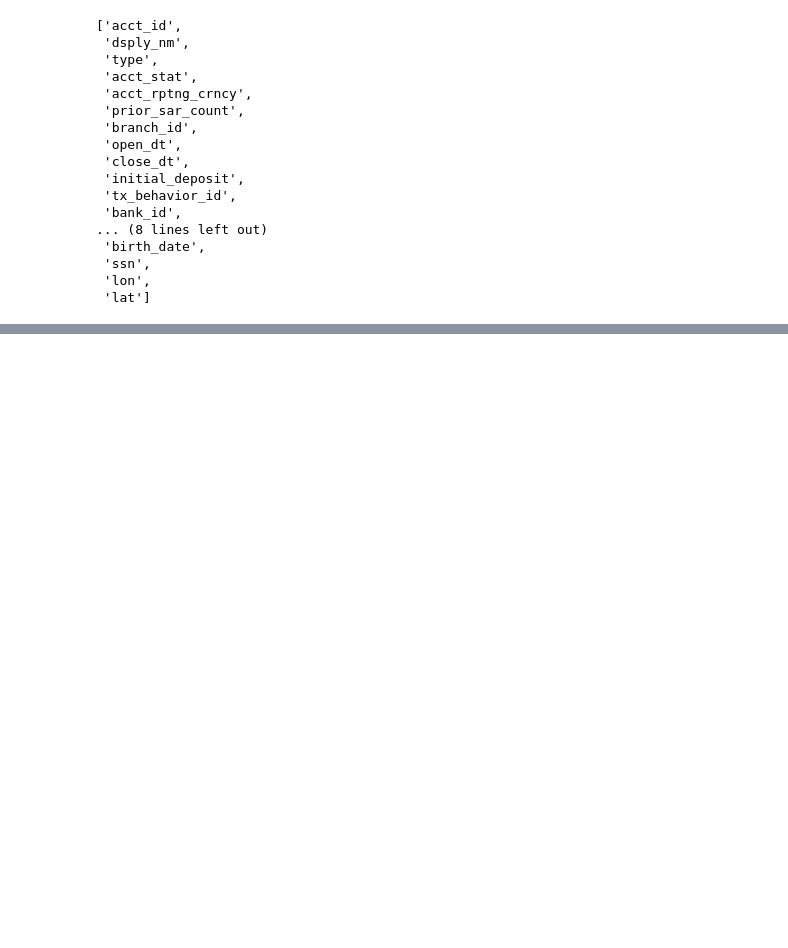
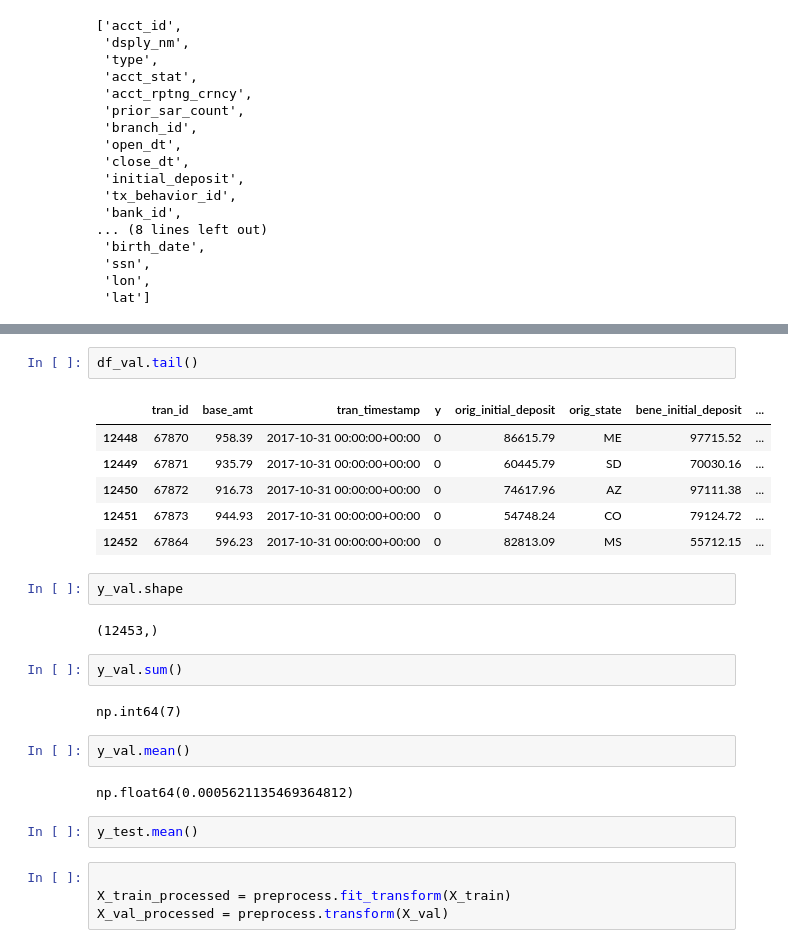
Before and after one commit to Jackson00Han/decentralized_aml_demonstrator, a Jupyter notebook: eda.ipynb, the cells around one changed output, grey strips where cells are left out. Drawn from its saved outputs; the diff is of its cells as text; blank space fills up the shorter version.

```diff
--- a/eda.ipynb
+++ b/eda.ipynb
@@ -211,0 +285,27 @@ df.columns.tolist()
+# %%
+df_val.tail()
+# %% [output]
+|  | tran_id | base_amt | tran_timestamp | y | orig_initial_deposit | orig_state | bene_initial_deposit | ... |
+| 12448 | 67870 | 958.39 | 2017-10-31 00:00:00+00:00 | 0 | 86615.79 | ME | 97715.52 | ... |
+| 12449 | 67871 | 935.79 | 2017-10-31 00:00:00+00:00 | 0 | 60445.79 | SD | 70030.16 | ... |
+| 12450 | 67872 | 916.73 | 2017-10-31 00:00:00+00:00 | 0 | 74617.96 | AZ | 97111.38 | ... |
+| 12451 | 67873 | 944.93 | 2017-10-31 00:00:00+00:00 | 0 | 54748.24 | CO | 79124.72 | ... |
+| 12452 | 67864 | 596.23 | 2017-10-31 00:00:00+00:00 | 0 | 82813.09 | MS | 55712.15 | ... |
+# %%
+y_val.shape
+# %% [output]
+(12453,)
+# %%
+y_val.sum()
+# %% [output]
+np.int64(7)
+# %%
+y_val.mean()
+# %% [output]
+np.float64(0.0005621135469364812)
+# %%
+y_test.mean()
+# %%
+
+X_train_processed = preprocess.fit_transform(X_train)
+X_val_processed = preprocess.transform(X_val)
```
Also changed, not shown: parts of 7 cells of this notebook, 1 other file.
